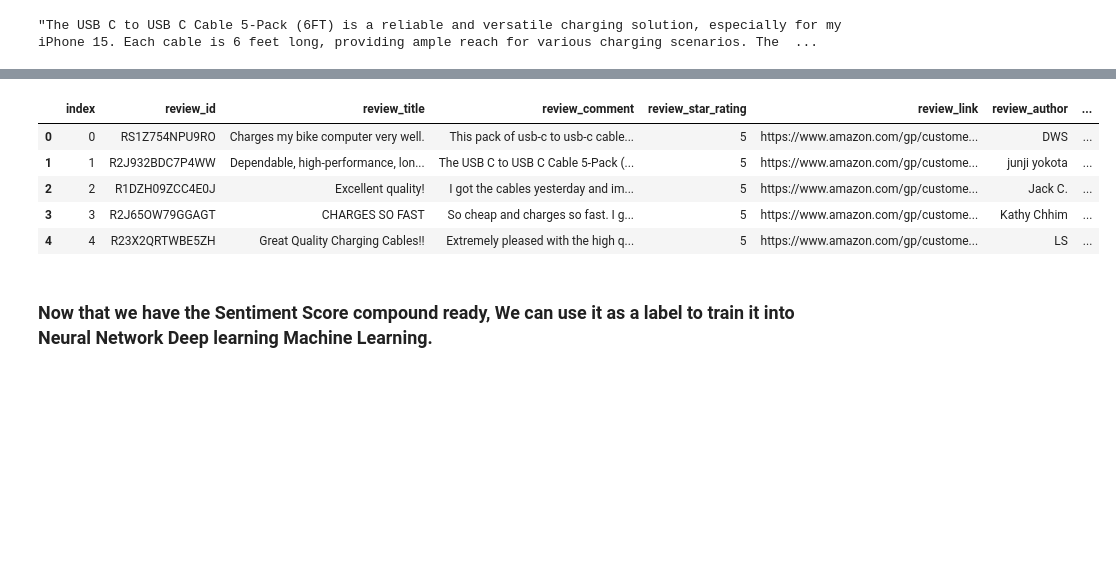
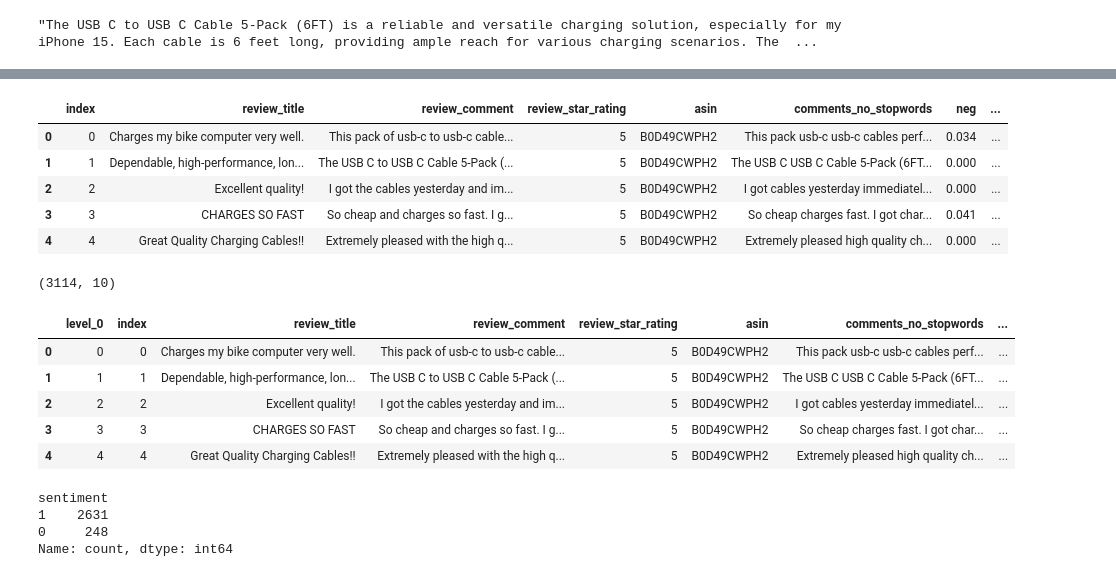
Before and after one commit to Amer4r/amazon_product_reviews_ML, a Jupyter notebook: nlp_model.ipynb, the cells around one changed output, grey strips where cells are left out. Drawn from its saved outputs; the diff is of its cells as text; code cells hidden in the pictures; blank space fills up the shorter version.

Commit message:
models and report

```diff
--- a/nlp_model.ipynb
+++ b/nlp_model.ipynb
@@ -171,0 +175,7 @@ Try the model on an example review to see if it works with no issues
+# %%
+# Import the libraries
+import nltk
+from nltk.tokenize import sent_tokenize
+from nltk.sentiment import SentimentIntensityAnalyzer
+from tqdm.notebook import tqdm
+sia = SentimentIntensityAnalyzer()
@@ -204,0 +226,5 @@ def polarity_score_roberta(example):
+# %%
+#Import stop words from the NLTK library and create a set
+from nltk.corpus import stopwords
+nltk.download('stopwords')
+stop_words = set(stopwords.words('english'))
@@ -205,10 +234,10 @@ def polarity_score_roberta(example):
+# %%
+# Remove the stop words from the comment_review columns
+reviews_df['comments_no_stopwords'] = reviews_df['review_comment'].apply(lambda x: ' '.join([word for word in x.split() if word not in (stop_words)]))
 # %%
-# Run the polarity score on the entire dataset
+# Run the polarity score on the entire set
 res = {}
 for i, row in tqdm(reviews_df.iterrows(), total=len(reviews_df)):
-        try:
-            text = row['review_comment']
-            id = row['index']
-            roberta_result = polarity_score_roberta(text)
-            res[id] = roberta_result
-        except: AttributeError
+    text = row['comments_no_stopwords']
+    id = row['index']
+    res[id] = sia.polarity_scores(text)
@@ -232,15 +264,49 @@ sentiment_df.head()
 # %%
+# convert the result into dataframe and merge it with the original dataframe
+sentiment_df = pd.DataFrame.from_dict(res, orient='index')
 # Merge sentiment_df with the original dataframe reviews_df on the reviewed_product_asin column
 merged_df = pd.merge(reviews_df, sentiment_df, how='left', left_on='index', right_index=True)
-
-# Print the resulting merged DataFrame
 merged_df.head()
 # %% [output]
-|  | index | review_id | review_title | review_comment | review_star_rating | review_link | review_author | ... |
-| 0 | 0 | RS1Z754NPU9RO | Charges my bike computer very well. | This pack of usb-c to usb-c cable... | 5 | https://www.amazon.com/gp/custome... | DWS | ... |
-| 1 | 1 | R2J932BDC7P4WW | Dependable, high-performance, lon... | The USB C to USB C Cable 5-Pack (... | 5 | https://www.amazon.com/gp/custome... | junji yokota | ... |
-| 2 | 2 | R1DZH09ZCC4E0J | Excellent quality! | I got the cables yesterday and im... | 5 | https://www.amazon.com/gp/custome... | Jack C. | ... |
-| 3 | 3 | R2J65OW79GGAGT | CHARGES SO FAST | So cheap and charges so fast. I g... | 5 | https://www.amazon.com/gp/custome... | Kathy Chhim | ... |
-| 4 | 4 | R23X2QRTWBE5ZH | Great Quality Charging Cables!! | Extremely pleased with the high q... | 5 | https://www.amazon.com/gp/custome... | LS | ... |
+|  | index | review_title | review_comment | review_star_rating | asin | comments_no_stopwords | neg | ... |
+| 0 | 0 | Charges my bike computer very well. | This pack of usb-c to usb-c cable... | 5 | B0D49CWPH2 | This pack usb-c usb-c cables perf... | 0.034 | ... |
+| 1 | 1 | Dependable, high-performance, lon... | The USB C to USB C Cable 5-Pack (... | 5 | B0D49CWPH2 | The USB C USB C Cable 5-Pack (6FT... | 0.000 | ... |
+| 2 | 2 | Excellent quality! | I got the cables yesterday and im... | 5 | B0D49CWPH2 | I got cables yesterday immediatel... | 0.000 | ... |
+| 3 | 3 | CHARGES SO FAST | So cheap and charges so fast. I g... | 5 | B0D49CWPH2 | So cheap charges fast. I got char... | 0.041 | ... |
+| 4 | 4 | Great Quality Charging Cables!! | Extremely pleased with the high q... | 5 | B0D49CWPH2 | Extremely pleased high quality ch... | 0.000 | ... |
-# %% [markdown]
-### Now that we have the Sentiment Score compound ready, We can use it as a label to train it into Neural Network Deep learning Machine Learning.
+# %%
+merged_df.shape
+# %% [output]
+(3114, 10)
+# %%
+# create a label to set the data for ML model training based on compound column
+def categorize_value(x):
+    if x > 0:
+        return 1
+    elif x < 0:
+        return 0
+
+
+# Applying the function to the 'compound' column
+merged_df['sentiment'] = merged_df['compound'].apply(categorize_value)
+# drop any null values
+merged_df.dropna(inplace=True)
+# Convert sentiment into int
+merged_df['sentiment'] = merged_df['sentiment'].astype(int)
+merged_df.reset_index(inplace=True)
+# Displaying the DataFrame
+merged_df.head()
+# %% [output]
+|  | level_0 | index | review_title | review_comment | review_star_rating | asin | comments_no_stopwords | ... |
+| 0 | 0 | 0 | Charges my bike computer very well. | This pack of usb-c to usb-c cable... | 5 | B0D49CWPH2 | This pack usb-c usb-c cables perf... | ... |
+| 1 | 1 | 1 | Dependable, high-performance, lon... | The USB C to USB C Cable 5-Pack (... | 5 | B0D49CWPH2 | The USB C USB C Cable 5-Pack (6FT... | ... |
+| 2 | 2 | 2 | Excellent quality! | I got the cables yesterday and im... | 5 | B0D49CWPH2 | I got cables yesterday immediatel... | ... |
+| 3 | 3 | 3 | CHARGES SO FAST | So cheap and charges so fast. I g... | 5 | B0D49CWPH2 | So cheap charges fast. I got char... | ... |
+| 4 | 4 | 4 | Great Quality Charging Cables!! | Extremely pleased with the high q... | 5 | B0D49CWPH2 | Extremely pleased high quality ch... | ... |
+# %%
+merged_df['sentiment'].value_counts()
+# %% [output]
+sentiment
+1    2631
+0     248
+Name: count, dtype: int64
```
Also changed, not shown: parts of 24 cells of this notebook, 5 other files.
